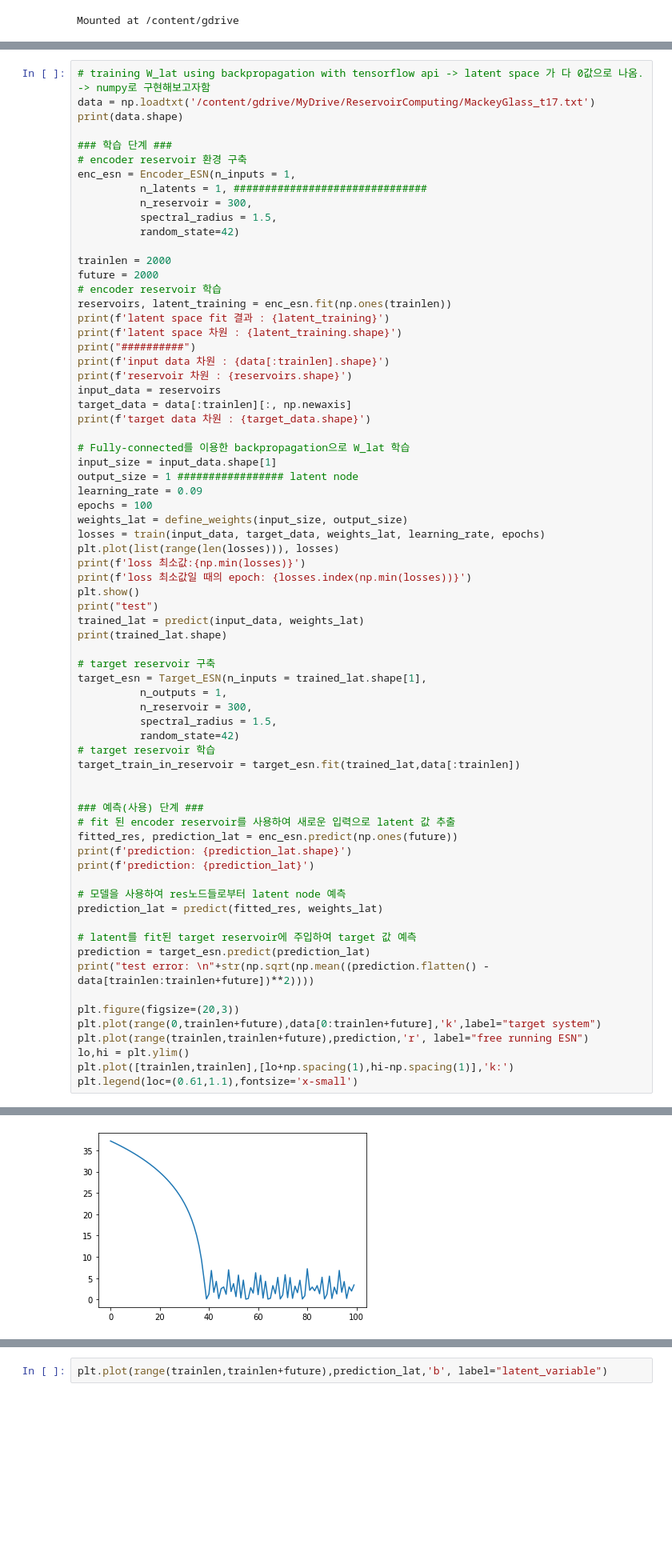
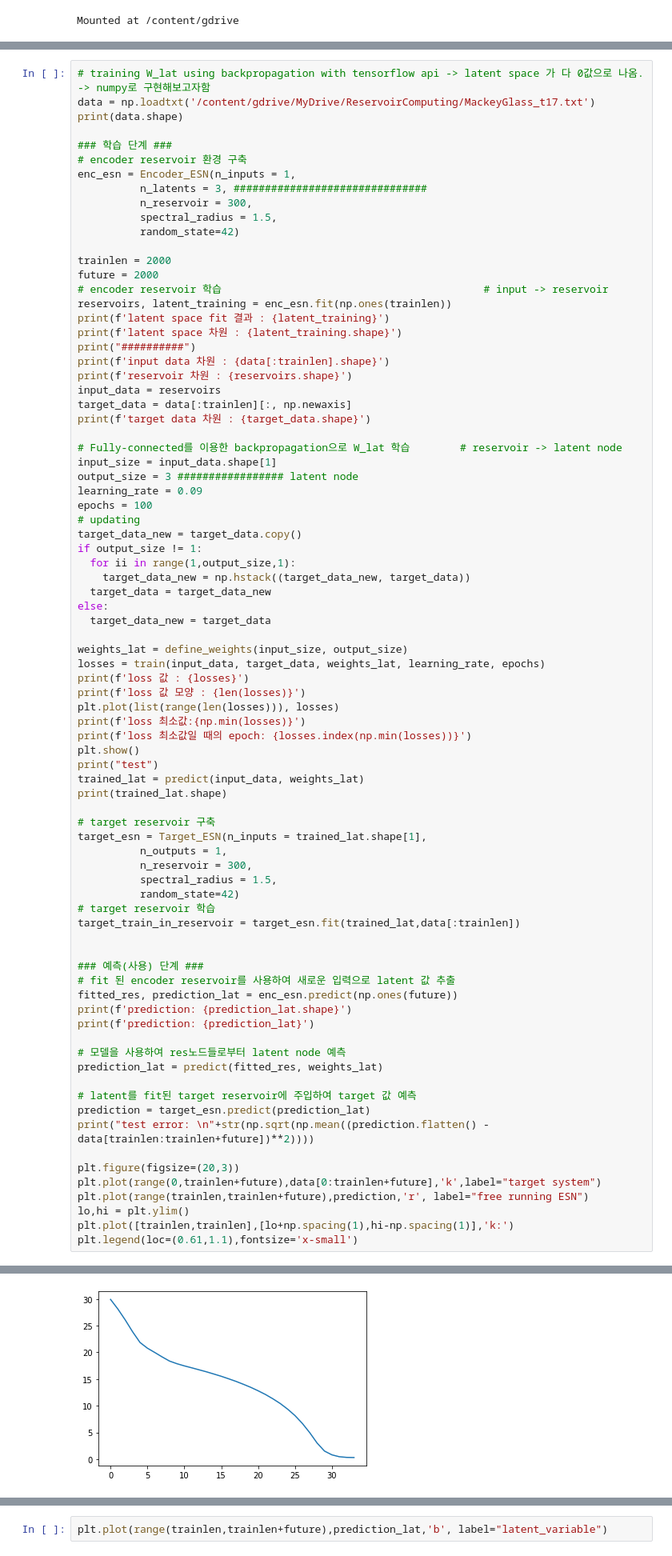
Before and after one commit to hyunku/Reservoir-Computing, a Jupyter notebook: UpdatingESN.ipynb, the cells around one changed output, grey strips where cells are left out. Shown at 80% size. Drawn from its saved outputs; the diff is of its cells as text; blank space fills up the shorter version.

```diff
--- a/UpdatingESN.ipynb
+++ b/UpdatingESN.ipynb
@@ -647,14 +679,14 @@ print(data.shape)
 ### 학습 단계 ###
 # encoder reservoir 환경 구축
 enc_esn = Encoder_ESN(n_inputs = 1,
-          n_latents = 1, ###############################
+          n_latents = 3, ###############################
           n_reservoir = 300,
           spectral_radius = 1.5,
           random_state=42)
 
 trainlen = 2000
 future = 2000
-# encoder reservoir 학습
+# encoder reservoir 학습                                          # input -> reservoir
 reservoirs, latent_training = enc_esn.fit(np.ones(trainlen))
 print(f'latent space fit 결과 : {latent_training}')
 print(f'latent space 차원 : {latent_training.shape}')
@@ -665,13 +697,24 @@ input_data = reservoirs
 target_data = data[:trainlen][:, np.newaxis]
 print(f'target data 차원 : {target_data.shape}')
 
-# Fully-connected를 이용한 backpropagation으로 W_lat 학습
+# Fully-connected를 이용한 backpropagation으로 W_lat 학습        # reservoir -> latent node
 input_size = input_data.shape[1]
-output_size = 1 ################# latent node
+output_size = 3 ################# latent node
 learning_rate = 0.09
 epochs = 100
+# updating
+target_data_new = target_data.copy()
+if output_size != 1:
+  for ii in range(1,output_size,1):
+    target_data_new = np.hstack((target_data_new, target_data))
+  target_data = target_data_new
+else:
+  target_data_new = target_data
+
 weights_lat = define_weights(input_size, output_size)
 losses = train(input_data, target_data, weights_lat, learning_rate, epochs)
+print(f'loss 값 : {losses}')
+print(f'loss 값 모양 : {len(losses)}')
 plt.plot(list(range(len(losses))), losses)
 print(f'loss 최소값:{np.min(losses)}')
 print(f'loss 최소값일 때의 epoch: {losses.index(np.min(losses))}')
@@ -728,2 +773,2 @@ loss 최소값일 때의 epoch: 55
-[figure, old version]
+[figure, new version]
 test
```
Also changed, not shown: parts of 9 cells of this notebook.
